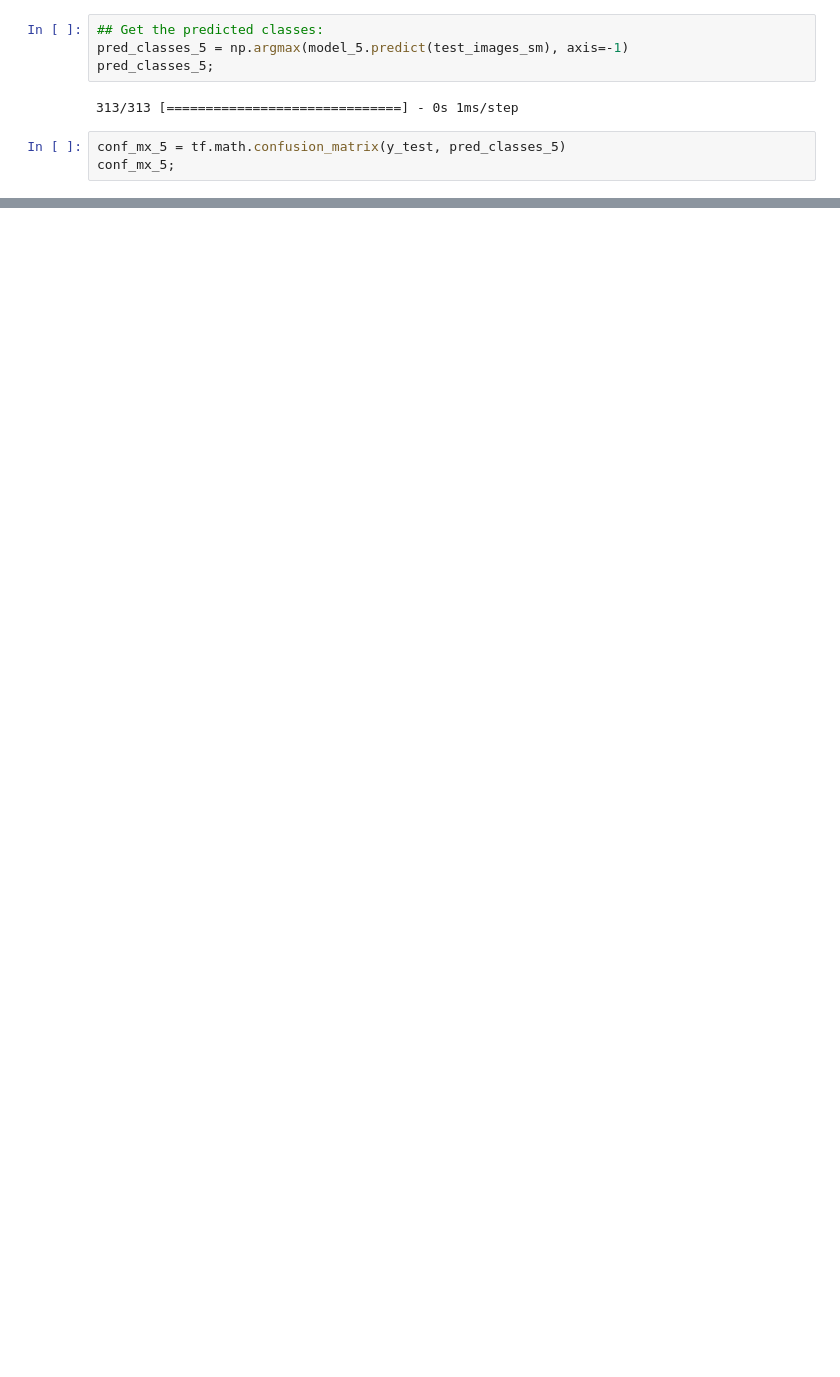
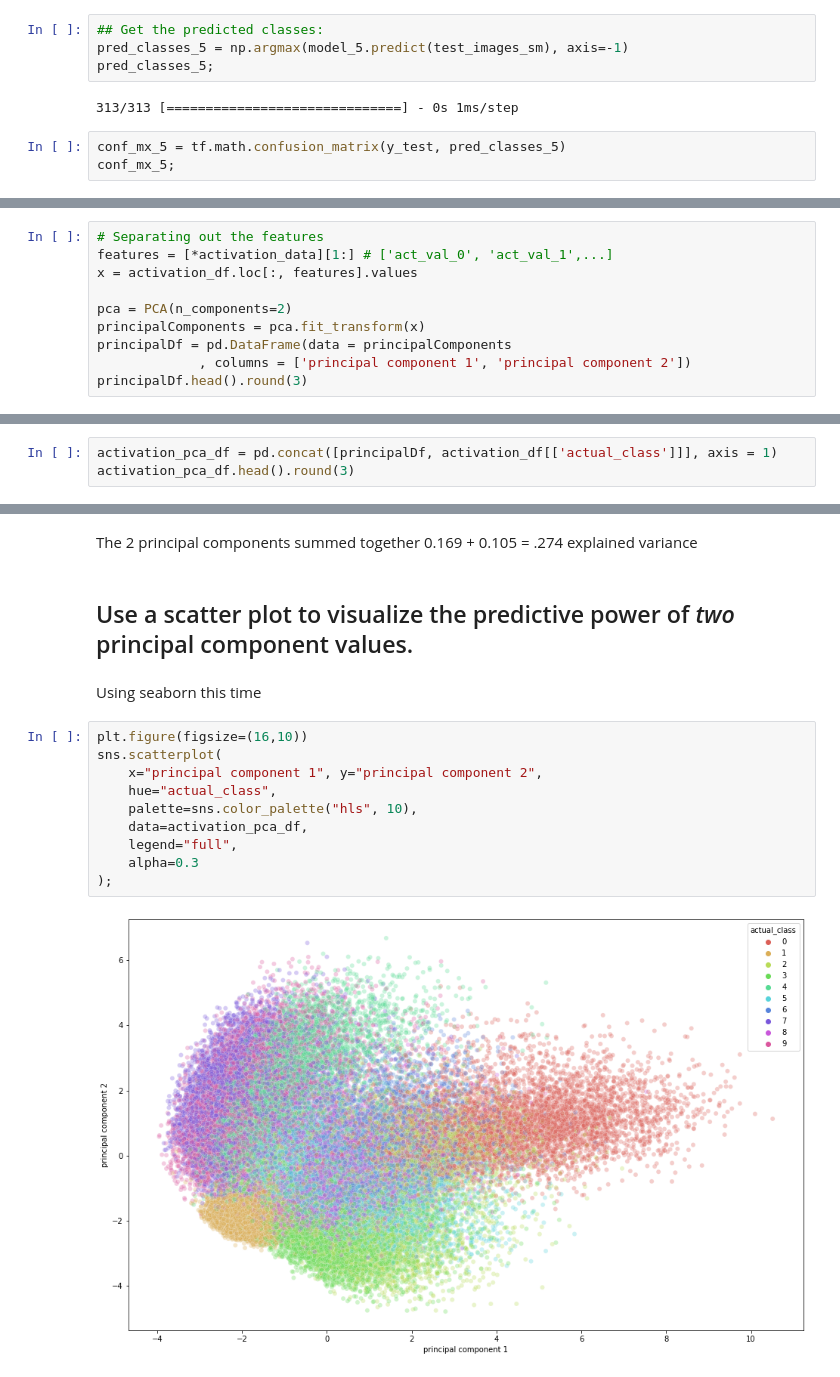
Before and after one commit to alawrence30/Deep-Learning, a Jupyter notebook: MSDS458_Assignment_01_v26_2.ipynb, the cells around one changed output, grey strips where cells are left out. Cells and saved outputs as stored; diff of their text form; blank space fills up the shorter version.

```diff
--- a/MSDS458_Assignment_01_v26_2.ipynb
+++ b/MSDS458_Assignment_01_v26_2.ipynb
@@ -2601,0 +2632,10 @@ plt.show()
+# %%
+# Separating out the features
+features = [*activation_data][1:] # ['act_val_0', 'act_val_1',...]
+x = activation_df.loc[:, features].values
+
+pca = PCA(n_components=2)
+principalComponents = pca.fit_transform(x)
+principalDf = pd.DataFrame(data = principalComponents
+             , columns = ['principal component 1', 'principal component 2'])
+principalDf.head().round(3)
@@ -2601,0 +2649,3 @@ plt.show()
+# %%
+activation_pca_df = pd.concat([principalDf, activation_df[['actual_class']]], axis = 1)
+activation_pca_df.head().round(3)
@@ -2601,0 +2663,18 @@ plt.show()
+# %% [markdown]
+The 2 principal components summed together 0.169 + 0.105 = .274 explained variance
+# %% [markdown]
+## Use a scatter plot to visualize the predictive power of *two* principal component values.
+# %% [markdown]
+Using seaborn this time
+# %%
+plt.figure(figsize=(16,10))
+sns.scatterplot(
+    x="principal component 1", y="principal component 2",
+    hue="actual_class",
+    palette=sns.color_palette("hls", 10),
+    data=activation_pca_df,
+    legend="full",
+    alpha=0.3
+);
+# %% [output]
+[figure, added]
```
Also changed, not shown: parts of 101 cells of this notebook.
